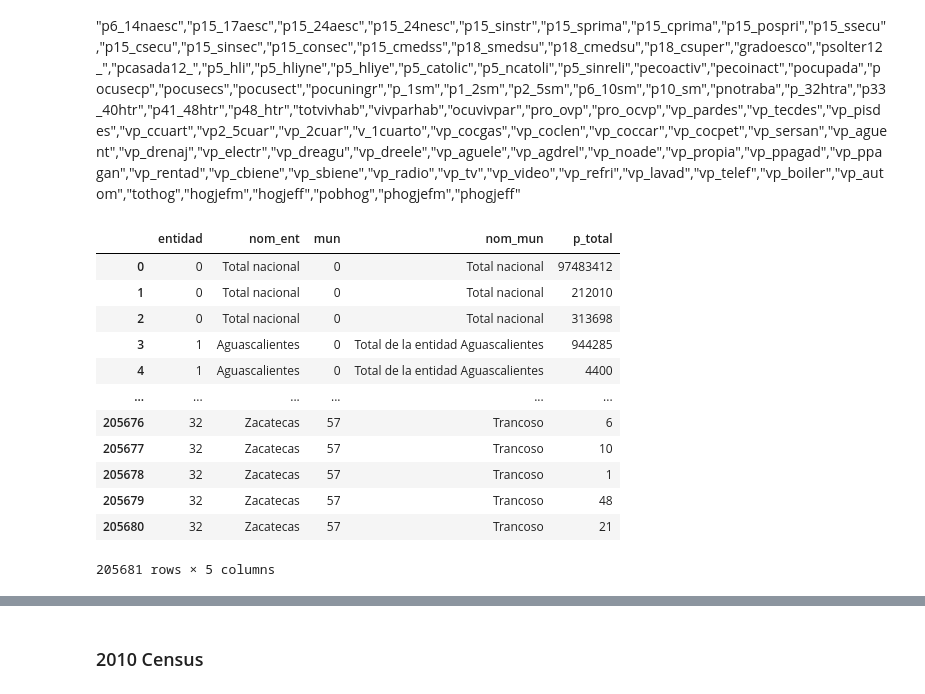
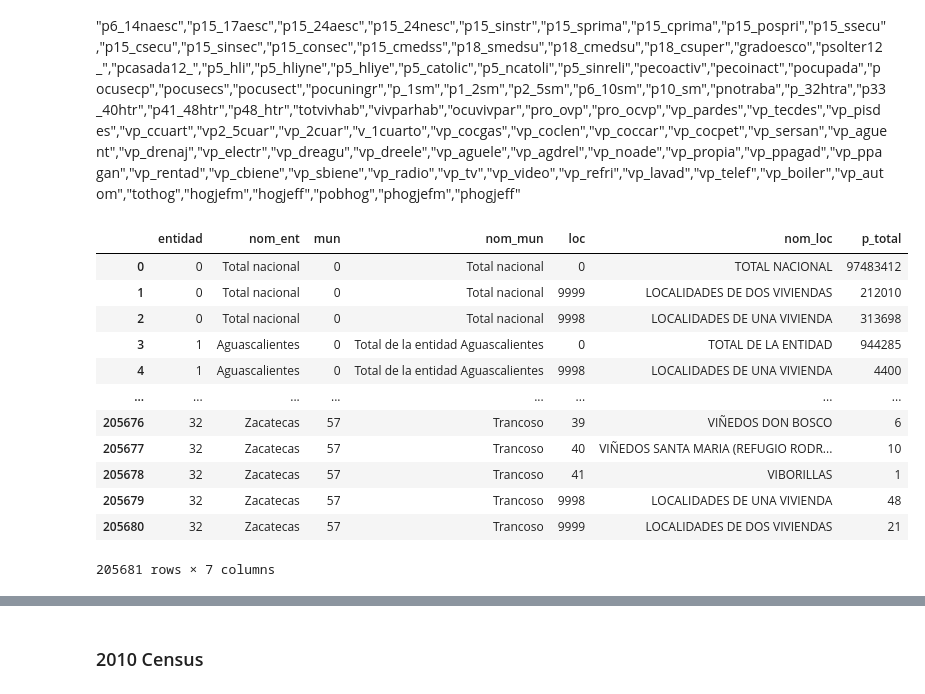
Before and after one commit to SrGitQ/geodata-analysis, a Jupyter notebook: exp/analysis_doc.ipynb, the cells around one changed output, grey strips where cells are left out. Cells and saved outputs as stored; diff of their text form; code cells hidden in the pictures.

```diff
--- a/exp/analysis_doc.ipynb
+++ b/exp/analysis_doc.ipynb
@@ -114,19 +189,19 @@ This file does not have explicit column names, so the first row of the file is b
 df_2000 = df_2000.rename(columns={'pobtot':'p_total'})
 # %%
 # Select only the necessary columns
-df_2000 = df_2000[['entidad', 'nom_ent', 'mun', 'nom_mun', 'p_total']]
+df_2000 = df_2000[['entidad', 'nom_ent', 'mun', 'nom_mun', 'loc', 'nom_loc', 'p_total']]
 df_2000
 # %% [output]
-|  | entidad | nom_ent | mun | nom_mun | p_total |
-| 0 | 0 | Total nacional | 0 | Total nacional | 97483412 |
-| 1 | 0 | Total nacional | 0 | Total nacional | 212010 |
-| 2 | 0 | Total nacional | 0 | Total nacional | 313698 |
-| 3 | 1 | Aguascalientes | 0 | Total de la entidad Aguascalientes | 944285 |
-| 4 | 1 | Aguascalientes | 0 | Total de la entidad Aguascalientes | 4400 |
-| ... | ... | ... | ... | ... | ... |
-| 205676 | 32 | Zacatecas | 57 | Trancoso | 6 |
-| 205677 | 32 | Zacatecas | 57 | Trancoso | 10 |
-| 205678 | 32 | Zacatecas | 57 | Trancoso | 1 |
-| 205679 | 32 | Zacatecas | 57 | Trancoso | 48 |
-| 205680 | 32 | Zacatecas | 57 | Trancoso | 21 |
+|  | entidad | nom_ent | mun | nom_mun | loc | nom_loc | p_total |
+| 0 | 0 | Total nacional | 0 | Total nacional | 0 | TOTAL NACIONAL | 97483412 |
+| 1 | 0 | Total nacional | 0 | Total nacional | 9999 | LOCALIDADES DE DOS VIVIENDAS | 212010 |
+| 2 | 0 | Total nacional | 0 | Total nacional | 9998 | LOCALIDADES DE UNA VIVIENDA | 313698 |
+| 3 | 1 | Aguascalientes | 0 | Total de la entidad Aguascalientes | 0 | TOTAL DE LA ENTIDAD | 944285 |
+| 4 | 1 | Aguascalientes | 0 | Total de la entidad Aguascalientes | 9998 | LOCALIDADES DE UNA VIVIENDA | 4400 |
+| ... | ... | ... | ... | ... | ... | ... | ... |
+| 205676 | 32 | Zacatecas | 57 | Trancoso | 39 | VIÑEDOS DON BOSCO | 6 |
+| 205677 | 32 | Zacatecas | 57 | Trancoso | 40 | VIÑEDOS SANTA MARIA (REFUGIO RODR... | 10 |
+| 205678 | 32 | Zacatecas | 57 | Trancoso | 41 | VIBORILLAS | 1 |
+| 205679 | 32 | Zacatecas | 57 | Trancoso | 9998 | LOCALIDADES DE UNA VIVIENDA | 48 |
+| 205680 | 32 | Zacatecas | 57 | Trancoso | 9999 | LOCALIDADES DE DOS VIVIENDAS | 21 |
-205681 rows × 5 columns
+205681 rows × 7 columns
```
Also changed, not shown: parts of 48 cells of this notebook, 2 other files.
